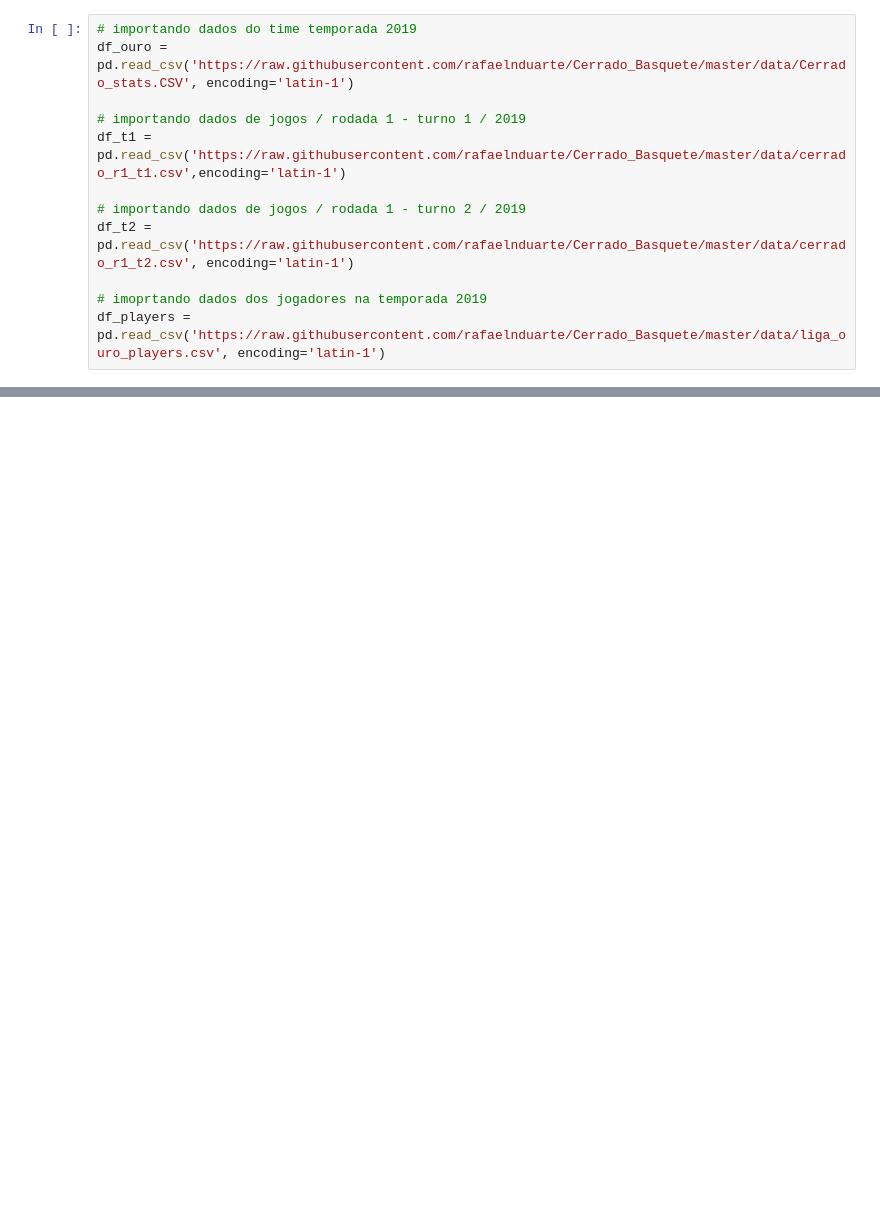
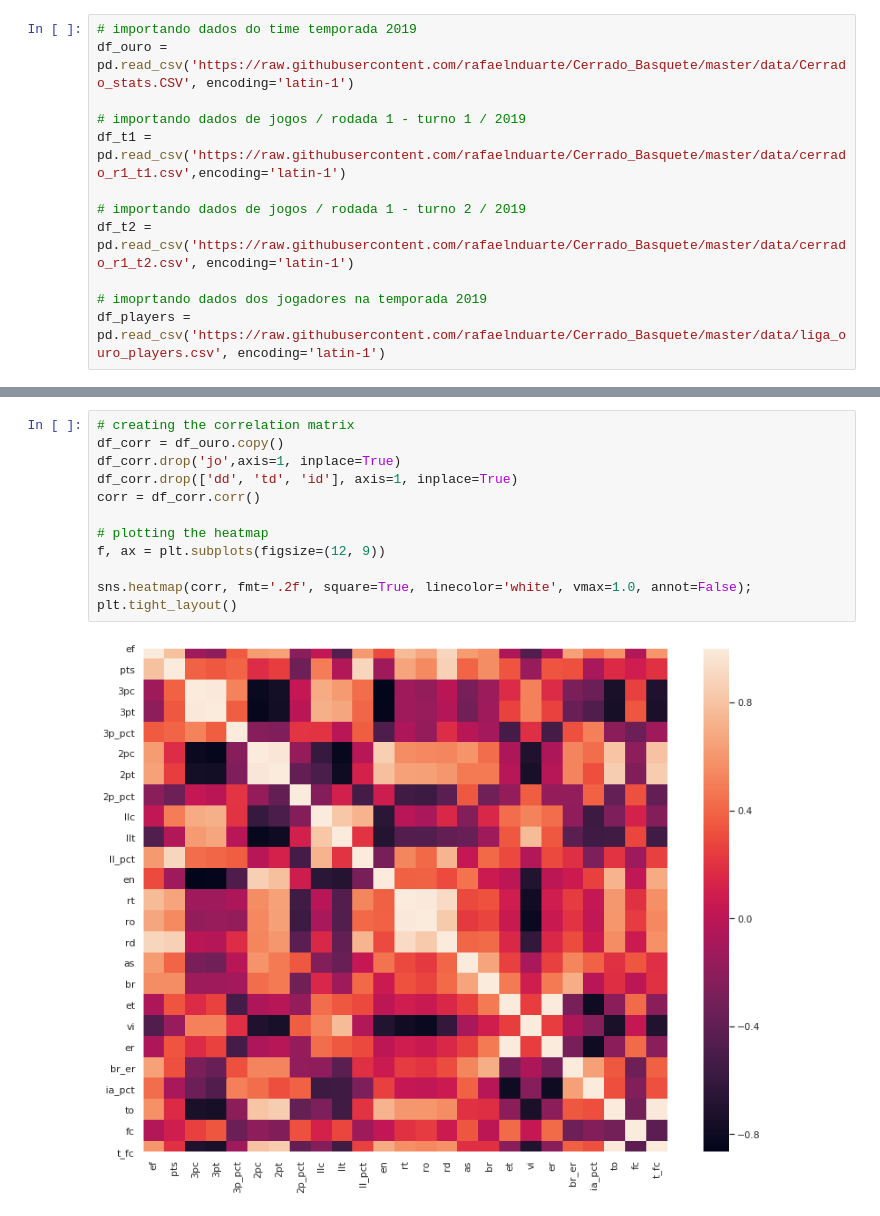
Before and after one commit to rafaelnduarte/Analise_De_Dados_Cerrado_Basquete, a Jupyter notebook: Análise_de_Dados_Cerrado_Basquete.ipynb, the cells around one changed output, grey strips where cells are left out. Cells and saved outputs as stored; diff of their text form; blank space fills up the shorter version.

```diff
--- a/Análise_de_Dados_Cerrado_Basquete.ipynb
+++ b/Análise_de_Dados_Cerrado_Basquete.ipynb
@@ -124,0 +160,14 @@ df_t2.head(7)
+# %%
+# creating the correlation matrix
+df_corr = df_ouro.copy()
+df_corr.drop('jo',axis=1, inplace=True)
+df_corr.drop(['dd', 'td', 'id'], axis=1, inplace=True)
+corr = df_corr.corr()
+
+# plotting the heatmap
+f, ax = plt.subplots(figsize=(12, 9))
+
+sns.heatmap(corr, fmt='.2f', square=True, linecolor='white', vmax=1.0, annot=False);
+plt.tight_layout()
+# %% [output]
+[figure, added]
```
Also changed, not shown: parts of 42 cells of this notebook.
